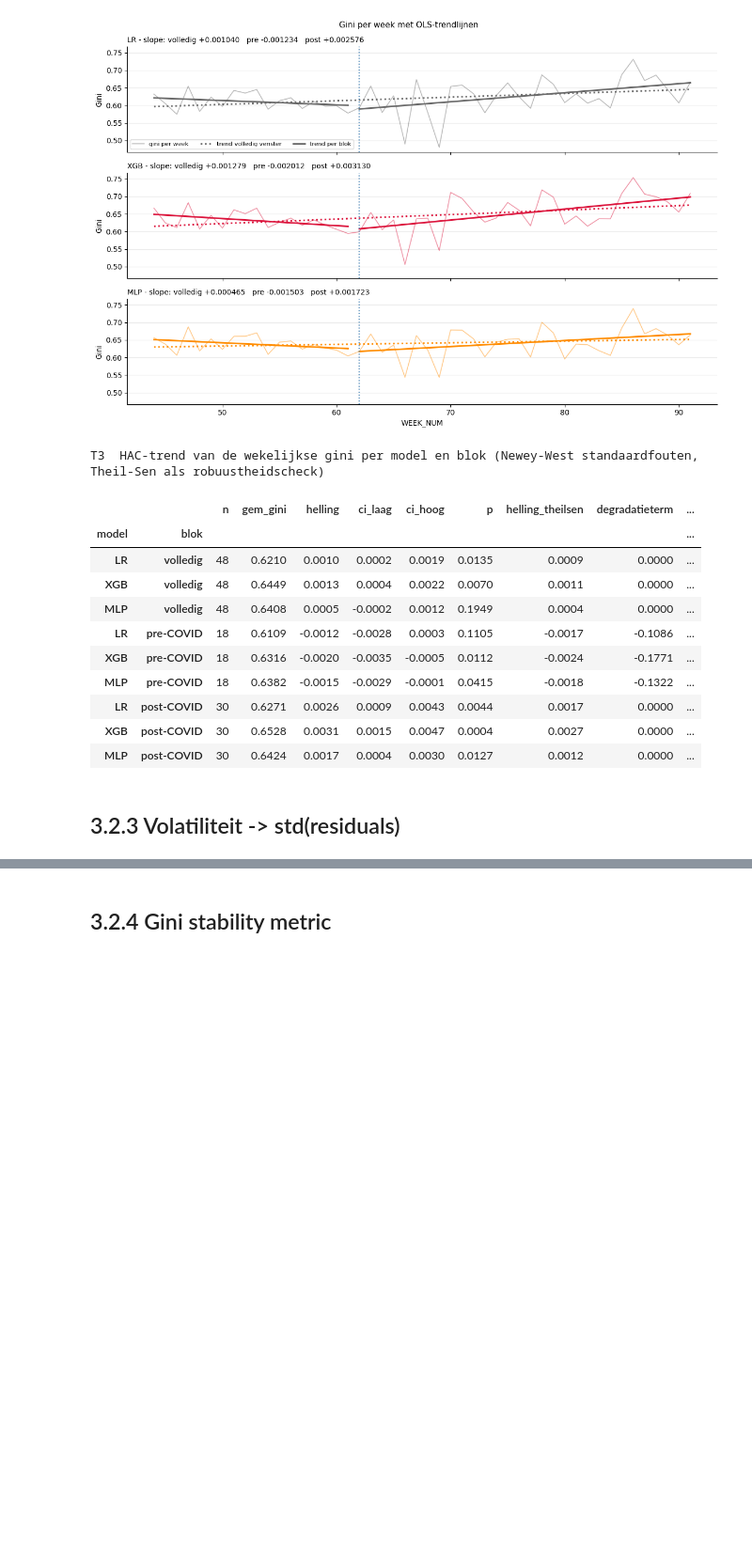
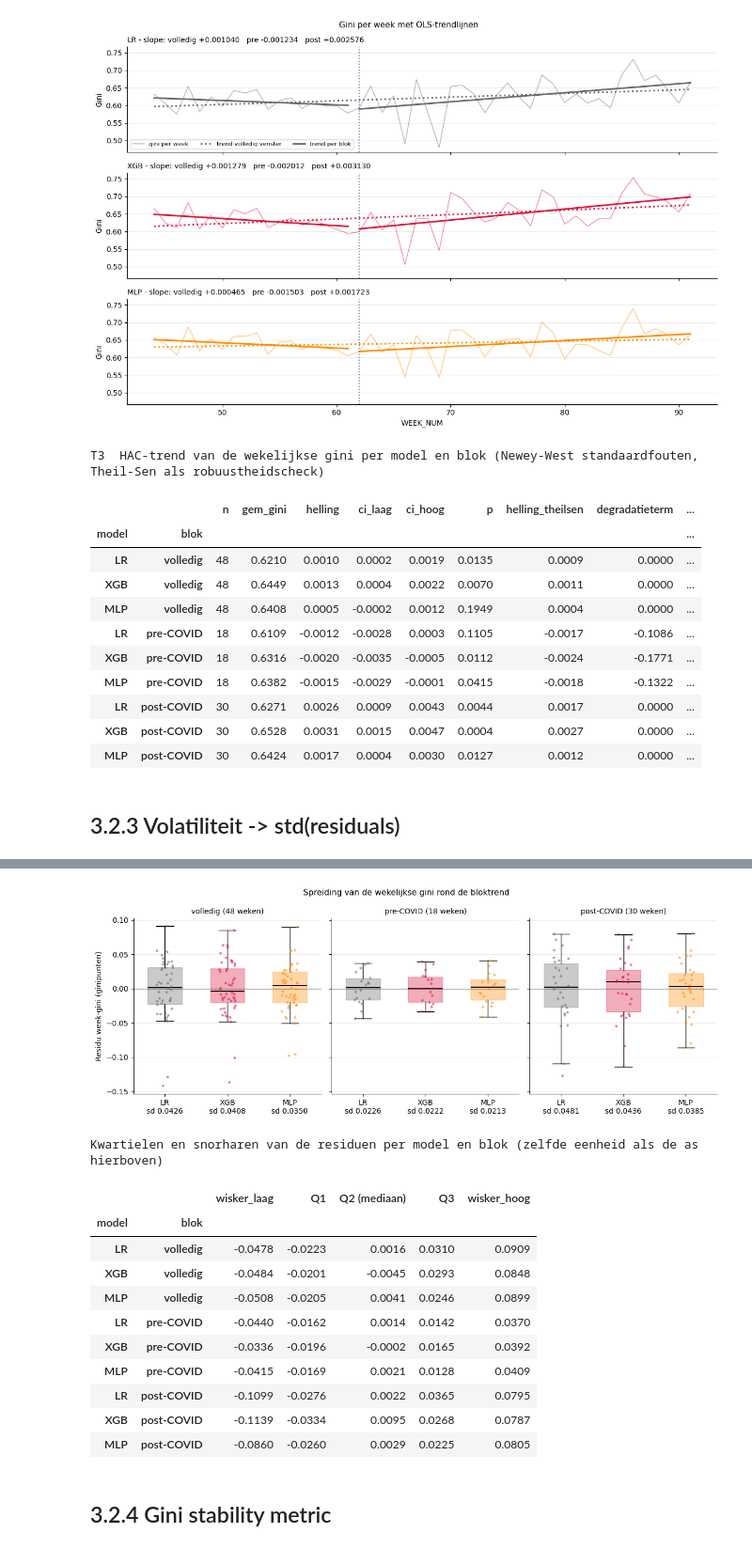
Before and after one commit to Jeanpierre69/casestudy-datamining, a Jupyter notebook: r1_predictive_stab.ipynb, the cells around one changed output, grey strips where cells are left out. Shown at 94% size. Cells and saved outputs as stored; diff of their text form; code cells hidden in the pictures; blank space fills up the shorter version.

```diff
--- a/r1_predictive_stab.ipynb
+++ b/r1_predictive_stab.ipynb
@@ -389,2 +488,76 @@ T3  HAC-trend van de wekelijkse gini per model en blok (Newey-West standaardfout
+# %%
+# F3 - Verdeling van de residuen uit T4, per model en per blok. De residuen zijn de
+# wekelijkse gini min de OLS-bloktrend en zijn per constructie gemiddeld nul: de figuur
+# toont dus zuiver spreiding, los van het niveau (T1) en de helling (T3). De box is de
+# IQR met de mediaan, de snorharen lopen tot 1.5 x IQR; de punten zijn de weken zelf,
+# zodat zichtbaar blijft of een brede box van alle weken komt of van enkele uitschieters.
+# De sd onder elke box is de std_residuals uit T4, in dezelfde eenheid als de as.
+
+resid_blok = {block_name.split(" (")[0]: blok_residuals(gini_weekly.index[mask],
+                                                        gini_weekly[mask])
+              for block_name, mask in blocks.items()}
+
+fig, axes = plt.subplots(1, len(resid_blok), figsize=(12, 4.5), sharey=True)
+rng = np.random.default_rng(0)
+wiskers_blok = {}
+
+for ax, (blok, resid) in zip(axes, resid_blok.items()):
+    box = ax.boxplot([resid[m] for m in MODELS], patch_artist=True, widths=0.55,
+                     showfliers=False, medianprops=dict(color="black", linewidth=1.4))
+    for patch, model_name in zip(box["boxes"], MODELS):
+        patch.set(facecolor=colors[model_name], alpha=0.35, edgecolor=colors[model_name])
+
+    # De caps zijn de horizontale streepjes aan het einde van elke snorhaar - de
+    # daadwerkelijk getekende grens, i.p.v. die opnieuw met 1.5 x IQR te herberekenen.
+    wiskers_blok[blok] = {m: (box["caps"][2 * i].get_ydata()[0], box["caps"][2 * i + 1].get_ydata()[0])
+                          for i, m in enumerate(MODELS)}
+
+    for i, model_name in enumerate(MODELS, start=1):
+        y = resid[model_name].to_numpy()
+        ax.scatter(i + rng.uniform(-0.13, 0.13, len(y)), y, s=12, alpha=0.55,
+                   color=colors[model_name], edgecolors="none", zorder=3)
+
+    ax.axhline(0, color="black", linewidth=0.8, alpha=0.5)
+    ax.set_xticks(range(1, len(MODELS) + 1))
+    ax.set_xticklabels([f"{m}\nsd {gini_vola.loc[(m, blok), 'std_residuals']:.4f}"
+                        for m in MODELS])
+    ax.set_title(f"{blok} ({len(resid)} weken)", fontsize=10)
+    ax.grid(axis="y", alpha=0.25)
+    ax.set_axisbelow(True)
+    ax.spines[["top", "right"]].set_visible(False)
+
+axes[0].set_ylabel("Residu week-gini (ginipunten)")
+fig.suptitle("Spreiding van de wekelijkse gini rond de bloktrend", fontsize=11)
+fig.tight_layout()
+plt.show()
+
+# Kwartielen en snorharen van de residuen, zelfde data als de boxplots hierboven
+# (showfliers=False verbergt enkel de punten voorbij de snorharen, niet de box zelf).
+kwartiel_rows = [
+    {"model": m, "blok": blok,
+     "wisker_laag": wiskers_blok[blok][m][0], "Q1": q[m][0.25], "Q2 (mediaan)": q[m][0.5],
+     "Q3": q[m][0.75], "wisker_hoog": wiskers_blok[blok][m][1]}
+    for blok, resid in resid_blok.items()
+    for q in [resid[MODELS].quantile([0.25, 0.5, 0.75])]
+    for m in MODELS
+]
+gini_resid_kwartielen = pd.DataFrame(kwartiel_rows).set_index(["model", "blok"])
+
+print("Kwartielen en snorharen van de residuen per model en blok (zelfde eenheid als de as hierboven)")
+gini_resid_kwartielen.round(4)
+# %% [output]
+[figure, added]
+Kwartielen en snorharen van de residuen per model en blok (zelfde eenheid als de as hierboven)
+|  |  | wisker_laag | Q1 | Q2 (mediaan) | Q3 | wisker_hoog |
+| model | blok |  |  |  |  |  |
+| LR | volledig | -0.0478 | -0.0223 | 0.0016 | 0.0310 | 0.0909 |
+| XGB | volledig | -0.0484 | -0.0201 | -0.0045 | 0.0293 | 0.0848 |
+| MLP | volledig | -0.0508 | -0.0205 | 0.0041 | 0.0246 | 0.0899 |
+| LR | pre-COVID | -0.0440 | -0.0162 | 0.0014 | 0.0142 | 0.0370 |
+| XGB | pre-COVID | -0.0336 | -0.0196 | -0.0002 | 0.0165 | 0.0392 |
+| MLP | pre-COVID | -0.0415 | -0.0169 | 0.0021 | 0.0128 | 0.0409 |
+| LR | post-COVID | -0.1099 | -0.0276 | 0.0022 | 0.0365 | 0.0795 |
+| XGB | post-COVID | -0.1139 | -0.0334 | 0.0095 | 0.0268 | 0.0787 |
+| MLP | post-COVID | -0.0860 | -0.0260 | 0.0029 | 0.0225 | 0.0805 |
 # %% [markdown]
 ## 3.2.4 Gini stability metric
```
Also changed, not shown: parts of 4 cells of this notebook.
